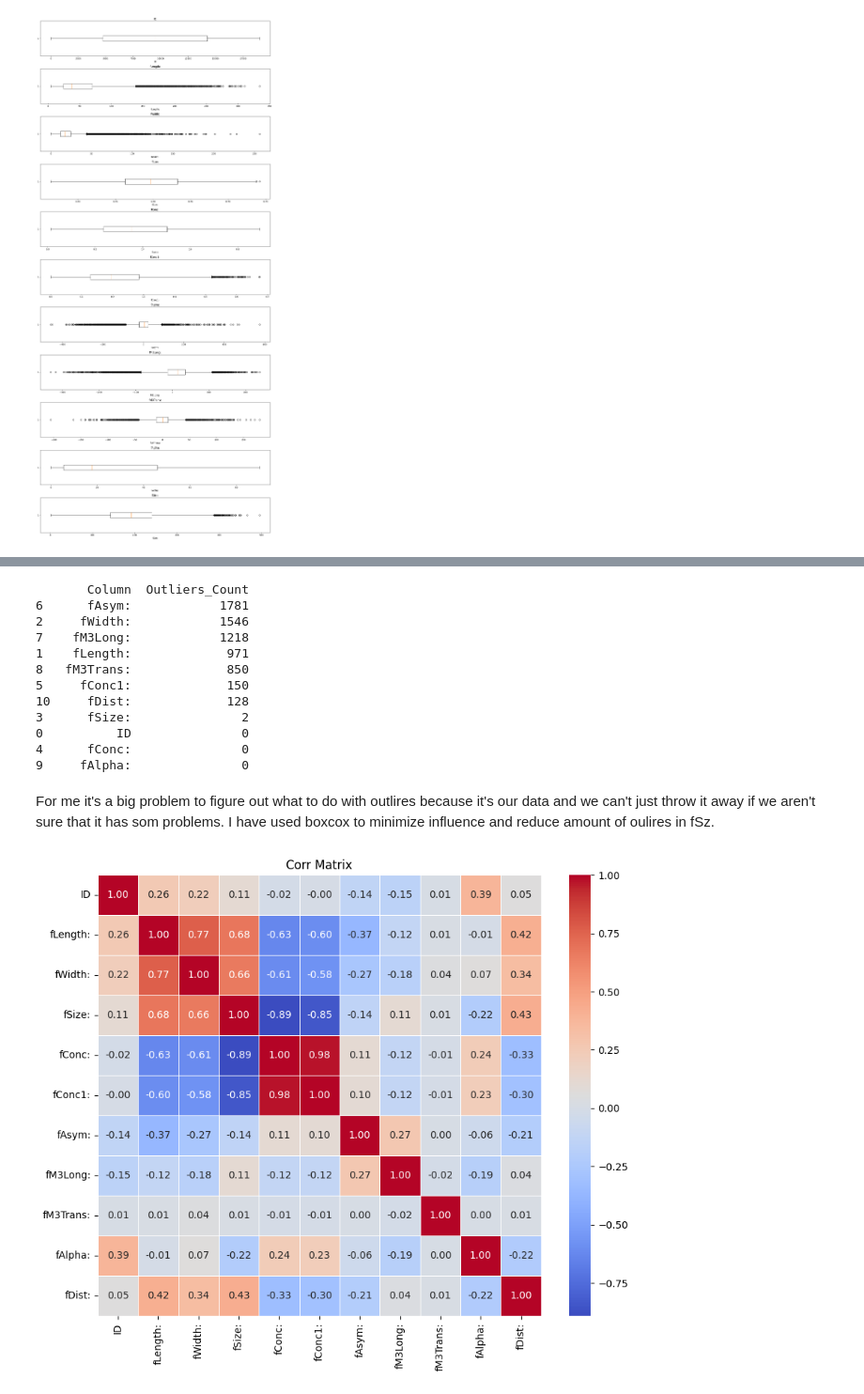
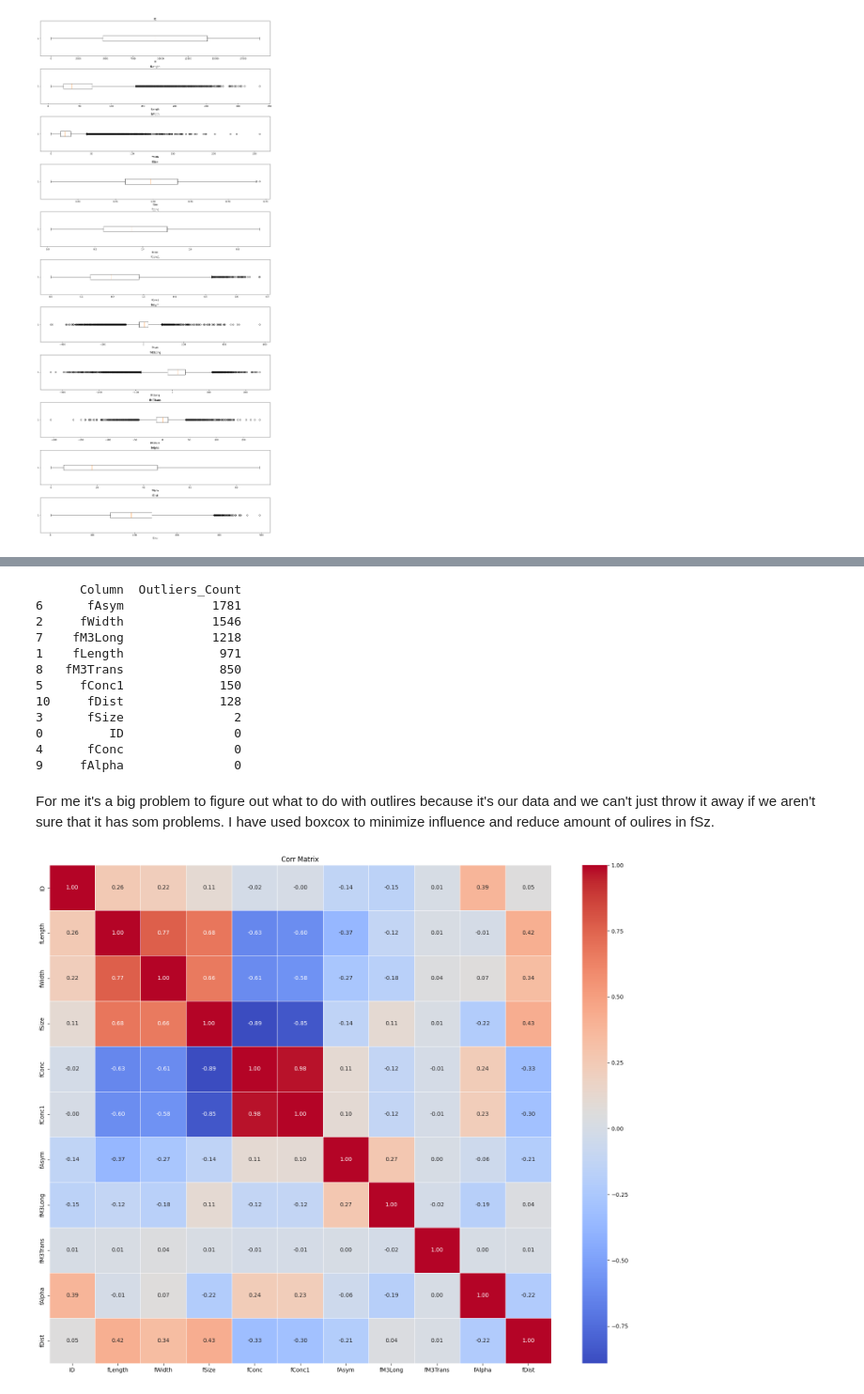
Before and after one commit to nikitaazz/zneus-telescope, a Jupyter notebook: Main.ipynb, the cells around one changed output, grey strips where cells are left out. Shown at 94% size. Drawn from its saved outputs; the diff is of its cells as text; code cells hidden in the pictures.

```diff
--- a/Main.ipynb
+++ b/Main.ipynb
@@ -11,7 +11,13 @@ from scipy.stats import boxcox
 data, meta = arff.loadarff('MagicTelescope.arff')
 
 df = pd.DataFrame(data)
-df['fSize:'], _ = boxcox(df['fSize:'])
+
+# --- Normalize column names: strip whitespace, remove special chars, make lowercase ---
+df.columns = df.columns.astype(str).str.strip() \
+                       .str.replace(r'[^0-9A-Za-z_]', '', regex=True)
+
+df['class'] = df['class'].str.decode('utf-8')
+df['fSize'], _ = boxcox(df['fSize'])
 # %%
 df.head()
 # %% [output]
@@ -194,26 +200,26 @@ outliers_df = outliers_df.sort_values(by='Outliers_Count', ascending=False)
 
 print(outliers_df)
 # %% [output]
-       Column  Outliers_Count
-6      fAsym:            1781
-2     fWidth:            1546
-7    fM3Long:            1218
-1    fLength:             971
-8   fM3Trans:             850
-5     fConc1:             150
-10     fDist:             128
-3      fSize:               2
-0          ID               0
-4      fConc:               0
-9     fAlpha:               0
+      Column  Outliers_Count
+6      fAsym            1781
+2     fWidth            1546
+7    fM3Long            1218
+1    fLength             971
+8   fM3Trans             850
+5     fConc1             150
+10     fDist             128
+3      fSize               2
+0         ID               0
+4      fConc               0
+9     fAlpha               0
 # %% [markdown]
 For me it's a big problem to figure out what to do with outlires because it's our data and we can't just throw it away if we aren't sure that it has som problems. I have used boxcox to minimize influence and reduce amount of oulires in fSz.
 # %%
 relationships_matrix = numeric_df.corr()
 
-plt.figure(figsize=(10, 8))
+plt.figure(figsize=(20, 16))
 sns.heatmap(relationships_matrix, annot=True, cmap='coolwarm', fmt=".2f", linewidths=0.5)
 plt.title('Corr Matrix')
 plt.show()
 # %% [output]
-[figure, old version]
+[figure, new version]
```
Also changed, not shown: parts of 9 cells of this notebook.
